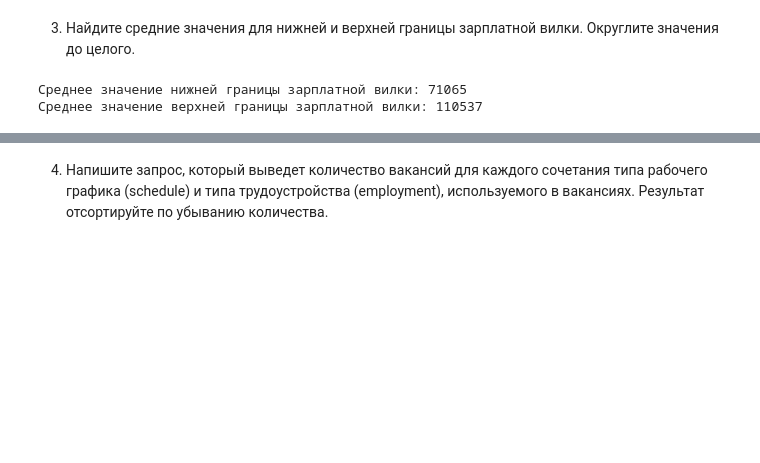
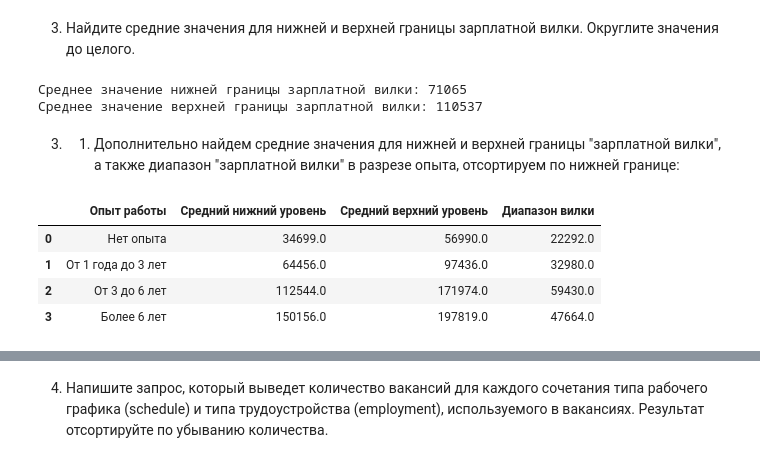
Before and after one commit to AntonYurkovskiy/Project_2_SQL_hh_analiysis, a Jupyter notebook: Project_2_Ноутбук_шаблон.ipynb, the cells around one changed output, grey strips where cells are left out. Drawn from its saved outputs; the diff is of its cells as text; code cells hidden in the pictures; blank space fills up the shorter version.

```diff
--- a/Project_2_Ноутбук_шаблон.ipynb
+++ b/Project_2_Ноутбук_шаблон.ipynb
@@ -199,3 +344,31 @@ print(f'Среднее значение верхней границы зарпл
 # %% [output]
 Среднее значение нижней границы зарплатной вилки: 71065
 Среднее значение верхней границы зарплатной вилки: 110537
+# %% [markdown]
+3. 1. Дополнительно найдем средние значения для нижней и верхней границы "зарплатной вилки", а также диапазон "зарплатной вилки"  в разрезе опыта, отсортируем по нижней границе:
+# %%
+query_4_3_1 = f'''select
+                    --выводим значение опыта работы
+                    experience "Опыт работы",
+                    --считаем средний нижний уровень и округляем до целых
+                    round(avg(salary_from)) "Средний нижний уровень",
+                    --считаем средний верхний уровень и округляем до целых
+                    round(avg(salary_to)) "Средний верхний уровень",
+                    --считаем разницу между средним верхним и нижним уровнем, округляем до целых
+                    round(avg(salary_to)- avg(salary_from)) "Диапазон вилки"
+                --из таблицы с вакансиями
+                from vacancies
+                --группируем по опыту
+                group by experience
+                --сортируем по среднему нижнему уровню,округляем до целых
+                order by round(avg(salary_from))
+            '''
+
+df_4_3_1 = pd.read_sql_query(query_4_3_1, connection)
+display(df_4_3_1)
+# %% [output]
+|  | Опыт работы | Средний нижний уровень | Средний верхний уровень | Диапазон вилки |
+| 0 | Нет опыта | 34699.0 | 56990.0 | 22292.0 |
+| 1 | От 1 года до 3 лет | 64456.0 | 97436.0 | 32980.0 |
+| 2 | От 3 до 6 лет | 112544.0 | 171974.0 | 59430.0 |
+| 3 | Более 6 лет | 150156.0 | 197819.0 | 47664.0 |
```
Also changed, not shown: parts of 64 cells of this notebook.
